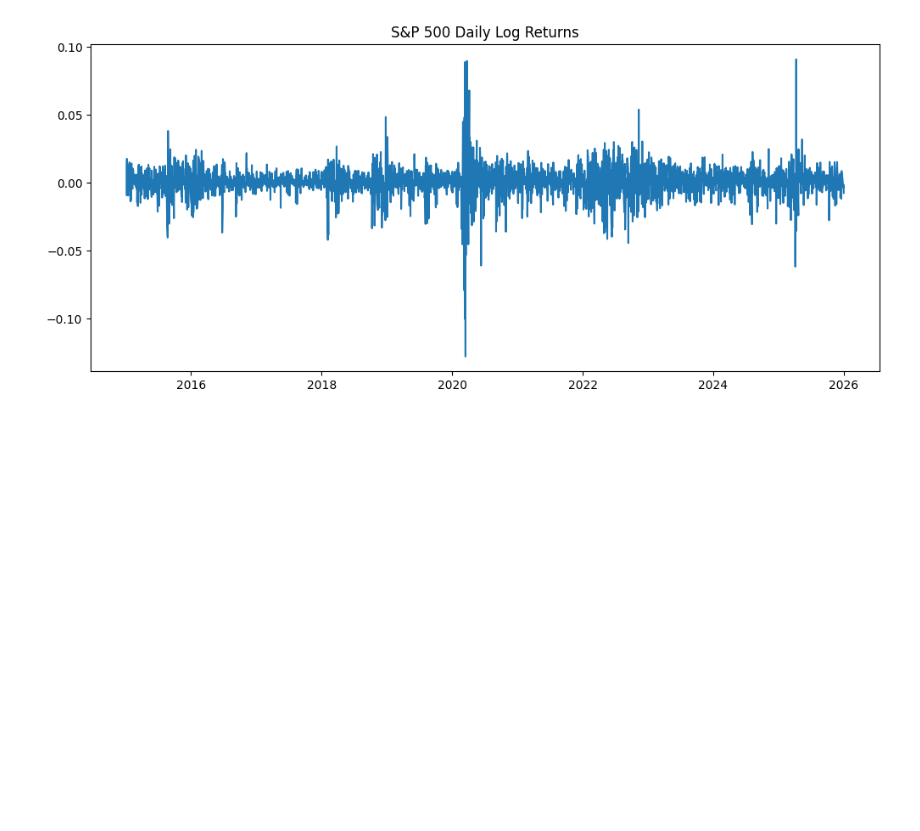
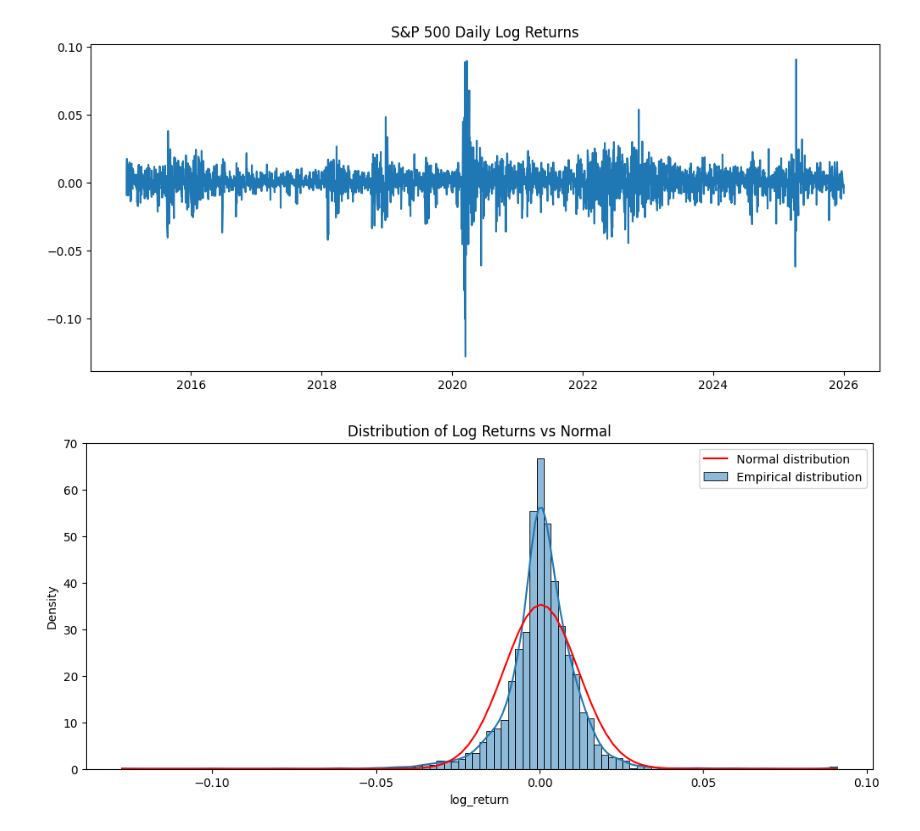
Before and after one commit to BartoszKalinowski1/sp500-volatility-forecasting, a Jupyter notebook: notebooks/01_data_and_stationarity.ipynb, the cells around one changed output. Cells and saved outputs as stored; diff of their text form; code cells hidden in the pictures; blank space fills up the shorter version.

```diff
--- a/notebooks/01_data_and_stationarity.ipynb
+++ b/notebooks/01_data_and_stationarity.ipynb
@@ -52,3 +52,19 @@ plt.title('S&P 500 Daily Log Returns')
 plt.show()
 # %% [output]
 [figure]
+# %%
+from scipy import stats
+
+# Plot 1 - linear scale
+plt.figure(figsize=(12,5))
+sns.histplot(data['log_return'], kde = True, stat='density', bins=100, label='Empirical distribution')
+
+mu = data['log_return'].mean()
+var  = data['log_return'].std()
+x = np.linspace(data['log_return'].min(), data['log_return'].max(), 100)
+plt.plot(x, stats.norm.pdf(x, mu, var), 'r-', label='Normal distribution')
+plt.legend()
+plt.title('Distribution of Log Returns vs Normal')
+plt.show()
+# %% [output]
+[figure, added]
```
Also changed, not shown: parts of 4 cells of this notebook.
